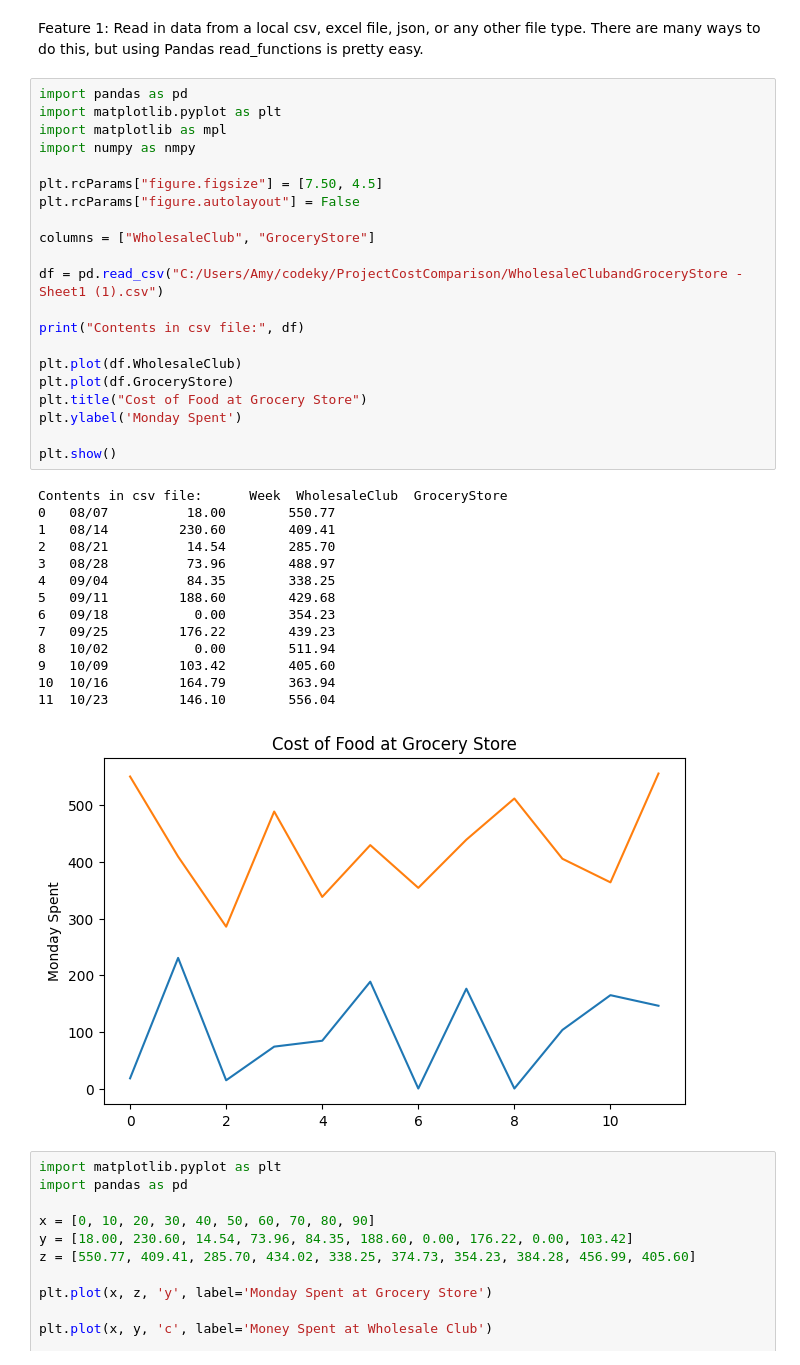
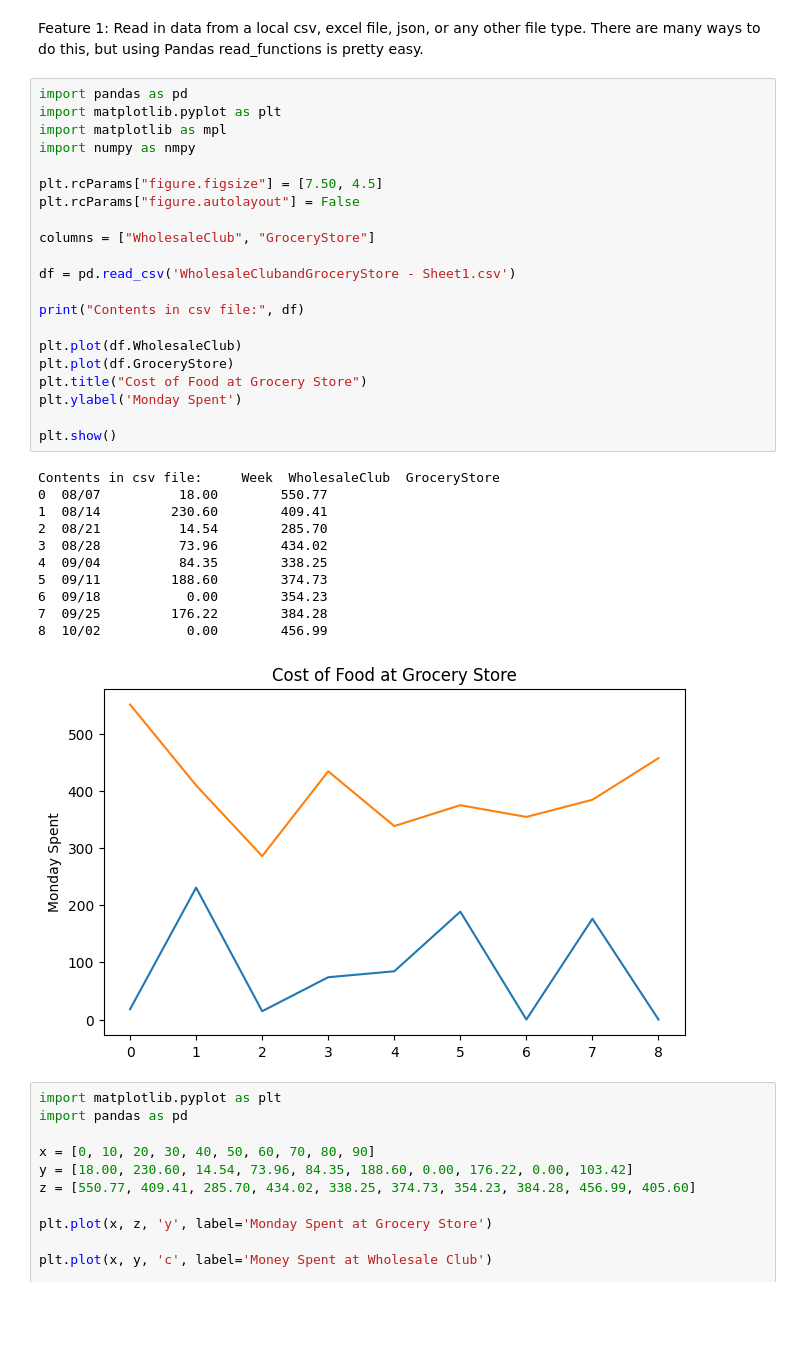
Before and after one commit to ACollins00/CostComparison, a Jupyter notebook: ProjectNov2022.ipynb, the cells around one changed output. Drawn from its saved outputs; the diff is of its cells as text; blank space fills up the shorter version.

```diff
--- a/ProjectNov2022.ipynb
+++ b/ProjectNov2022.ipynb
@@ -37,39 +37,36 @@ Feature 1: Read in data from a local csv, excel file, json, or any other file ty
 # %%
 import pandas as pd
 import matplotlib.pyplot as plt
 import matplotlib as mpl
 import numpy as nmpy
 
 plt.rcParams["figure.figsize"] = [7.50, 4.5]
 plt.rcParams["figure.autolayout"] = False
 
 columns = ["WholesaleClub", "GroceryStore"]
 
-df = pd.read_csv("C:/Users/Amy/codeky/ProjectCostComparison/WholesaleClubandGroceryStore - Sheet1 (1).csv")
+df = pd.read_csv('WholesaleClubandGroceryStore - Sheet1.csv')
 
 print("Contents in csv file:", df)
 
 plt.plot(df.WholesaleClub)
 plt.plot(df.GroceryStore)
 plt.title("Cost of Food at Grocery Store")
 plt.ylabel('Monday Spent')
 
 plt.show()
 # %% [output]
-Contents in csv file:      Week  WholesaleClub  GroceryStore
-0   08/07          18.00        550.77
-1   08/14         230.60        409.41
-2   08/21          14.54        285.70
-3   08/28          73.96        488.97
-4   09/04          84.35        338.25
-5   09/11         188.60        429.68
-6   09/18           0.00        354.23
-7   09/25         176.22        439.23
-8   10/02           0.00        511.94
-9   10/09         103.42        405.60
-10  10/16         164.79        363.94
-11  10/23         146.10        556.04
+Contents in csv file:     Week  WholesaleClub  GroceryStore
+0  08/07          18.00        550.77
+1  08/14         230.60        409.41
+2  08/21          14.54        285.70
+3  08/28          73.96        434.02
+4  09/04          84.35        338.25
+5  09/11         188.60        374.73
+6  09/18           0.00        354.23
+7  09/25         176.22        384.28
+8  10/02           0.00        456.99
-[figure, old version]
+[figure, new version]
 # %%
 import matplotlib.pyplot as plt
 import pandas as pd
```
Also changed, not shown: parts of 2 cells of this notebook.
